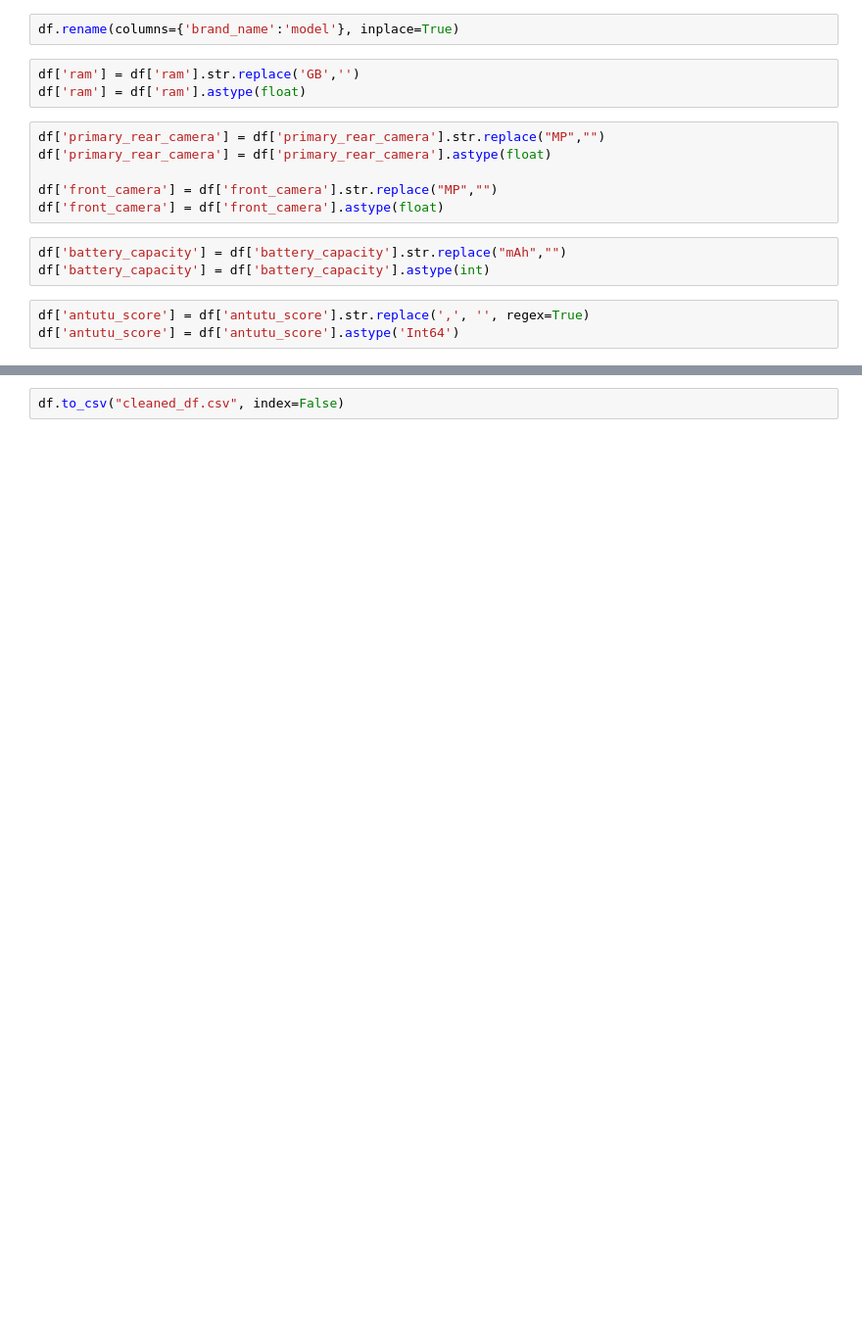
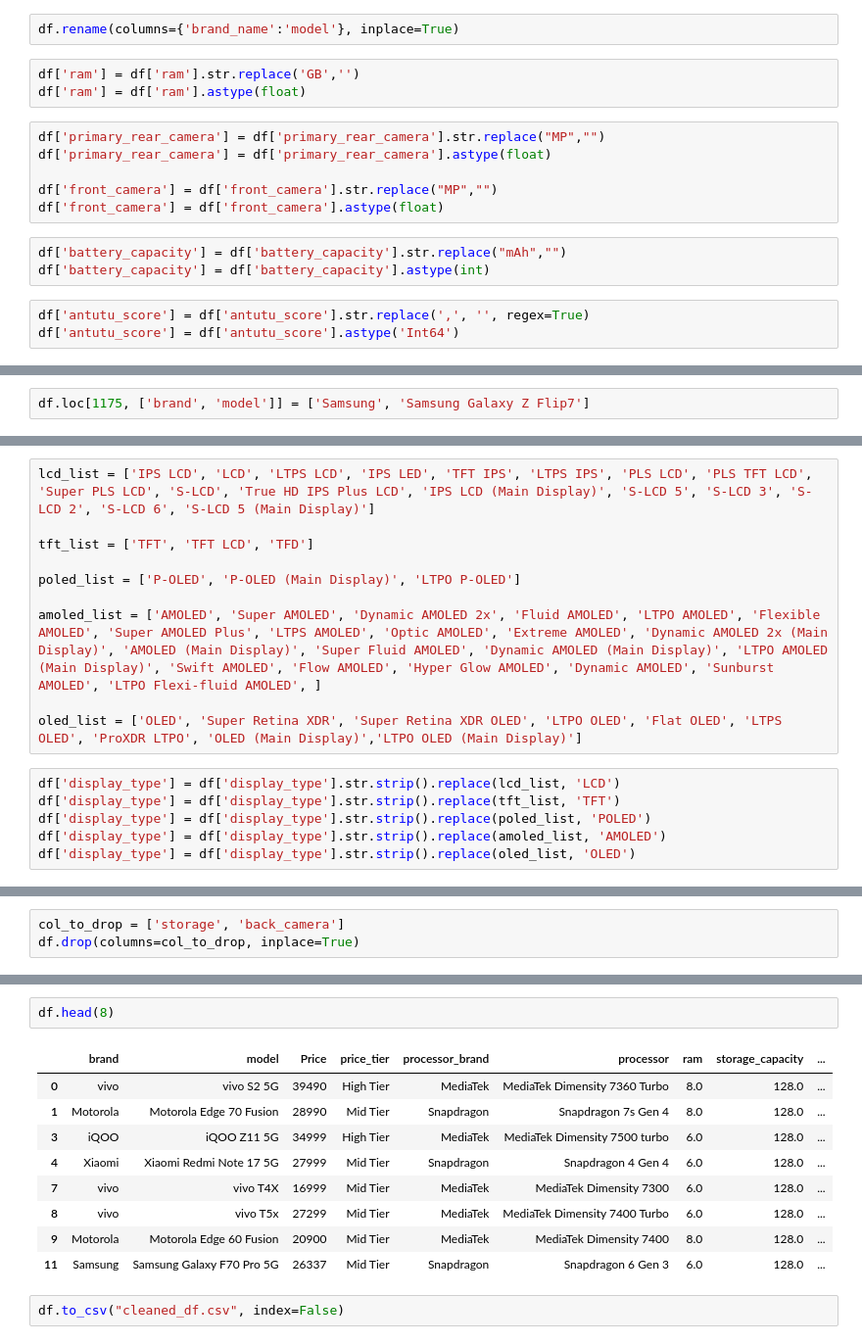
Before and after one commit to harshit00052/91-mobiles-smartphone-analysis, a Jupyter notebook: data_assessing&cleaning/assessing_cleaning.ipynb, the cells around one changed output, grey strips where cells are left out. Shown at 98% size. Saved outputs shown, nothing was run; the diff lists cells and outputs as text; blank space fills up the shorter version.

```diff
--- a/data_assessing&cleaning/assessing_cleaning.ipynb
+++ b/data_assessing&cleaning/assessing_cleaning.ipynb
@@ -309,0 +365,2 @@ df['antutu_score'] = df['antutu_score'].astype('Int64')
+# %%
+df.loc[1175, ['brand', 'model']] = ['Samsung', 'Samsung Galaxy Z Flip7']
@@ -309,0 +391,16 @@ df['antutu_score'] = df['antutu_score'].astype('Int64')
+# %%
+lcd_list = ['IPS LCD', 'LCD', 'LTPS LCD', 'IPS LED', 'TFT IPS', 'LTPS IPS', 'PLS LCD', 'PLS TFT LCD', 'Super PLS LCD', 'S-LCD', 'True HD IPS Plus LCD', 'IPS LCD (Main Display)', 'S-LCD 5', 'S-LCD 3', 'S-LCD 2', 'S-LCD 6', 'S-LCD 5 (Main Display)']
+
+tft_list = ['TFT', 'TFT LCD', 'TFD']
+
+poled_list = ['P-OLED', 'P-OLED (Main Display)', 'LTPO P-OLED']
+
+amoled_list = ['AMOLED', 'Super AMOLED', 'Dynamic AMOLED 2x', 'Fluid AMOLED', 'LTPO AMOLED', 'Flexible AMOLED', 'Super AMOLED Plus', 'LTPS AMOLED', 'Optic AMOLED', 'Extreme AMOLED', 'Dynamic AMOLED 2x (Main Display)', 'AMOLED (Main Display)', 'Super Fluid AMOLED', 'Dynamic AMOLED (Main Display)', 'LTPO AMOLED (Main Display)', 'Swift AMOLED', 'Flow AMOLED', 'Hyper Glow AMOLED', 'Dynamic AMOLED', 'Sunburst AMOLED', 'LTPO Flexi-fluid AMOLED', ]
+
+oled_list = ['OLED', 'Super Retina XDR', 'Super Retina XDR OLED', 'LTPO OLED', 'Flat OLED', 'LTPS OLED', 'ProXDR LTPO', 'OLED (Main Display)','LTPO OLED (Main Display)']
+# %%
+df['display_type'] = df['display_type'].str.strip().replace(lcd_list, 'LCD')
+df['display_type'] = df['display_type'].str.strip().replace(tft_list, 'TFT')
+df['display_type'] = df['display_type'].str.strip().replace(poled_list, 'POLED')
+df['display_type'] = df['display_type'].str.strip().replace(amoled_list, 'AMOLED')
+df['display_type'] = df['display_type'].str.strip().replace(oled_list, 'OLED')
@@ -309,0 +450,3 @@ df['antutu_score'] = df['antutu_score'].astype('Int64')
+# %%
+col_to_drop = ['storage', 'back_camera']
+df.drop(columns=col_to_drop, inplace=True)
@@ -310,2 +473,14 @@ df['antutu_score'] = df['antutu_score'].astype('Int64')
+# %%
+df.head(8)
+# %% [output]
+|  | brand | model | Price | price_tier | processor_brand | processor | ram | storage_capacity | ... |
+| 0 | vivo | vivo S2 5G | 39490 | High Tier | MediaTek | MediaTek Dimensity 7360 Turbo | 8.0 | 128.0 | ... |
+| 1 | Motorola | Motorola Edge 70 Fusion | 28990 | Mid Tier | Snapdragon | Snapdragon 7s Gen 4 | 8.0 | 128.0 | ... |
+| 3 | iQOO | iQOO Z11 5G | 34999 | High Tier | MediaTek | MediaTek Dimensity 7500 turbo | 6.0 | 128.0 | ... |
+| 4 | Xiaomi | Xiaomi Redmi Note 17 5G | 27999 | Mid Tier | Snapdragon | Snapdragon 4 Gen 4 | 6.0 | 128.0 | ... |
+| 7 | vivo | vivo T4X | 16999 | Mid Tier | MediaTek | MediaTek Dimensity 7300 | 6.0 | 128.0 | ... |
+| 8 | vivo | vivo T5x | 27299 | Mid Tier | MediaTek | MediaTek Dimensity 7400 Turbo | 6.0 | 128.0 | ... |
+| 9 | Motorola | Motorola Edge 60 Fusion | 20900 | Mid Tier | MediaTek | MediaTek Dimensity 7400 | 8.0 | 128.0 | ... |
+| 11 | Samsung | Samsung Galaxy F70 Pro 5G | 26337 | Mid Tier | Snapdragon | Snapdragon 6 Gen 3 | 6.0 | 128.0 | ... |
 # %%
 df.to_csv("cleaned_df.csv", index=False)
```
Also changed, not shown: parts of 26 cells of this notebook, 2 other files.
